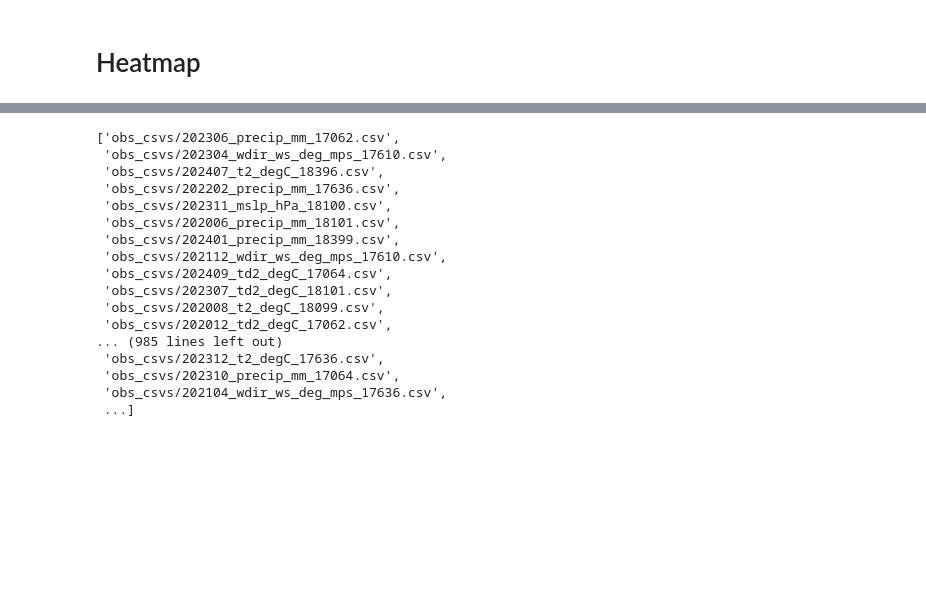
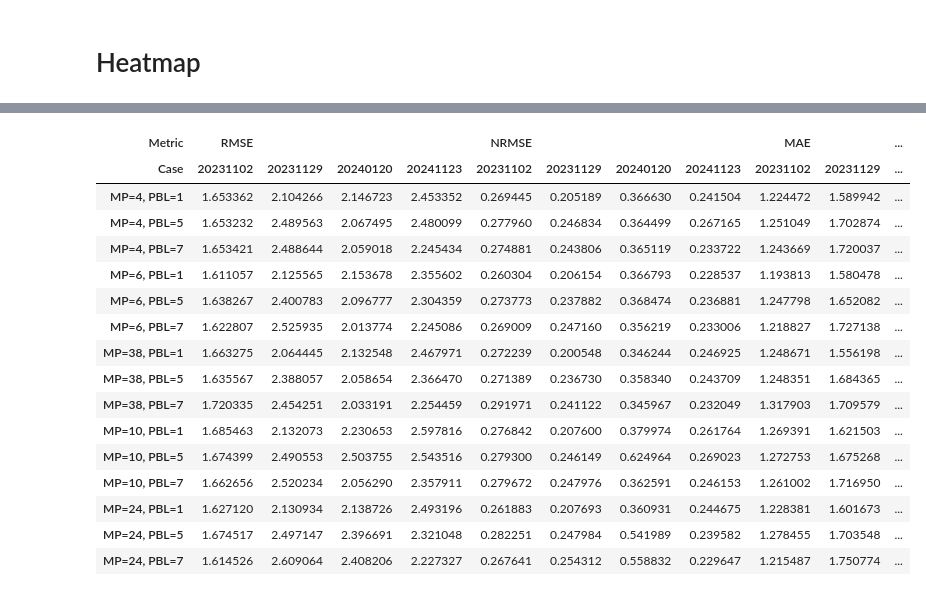
Before and after one commit to gkbrkgrr/BitirmeGit, a Jupyter notebook: test.ipynb, the cells around one changed output, grey strips where cells are left out. Drawn from its saved outputs; the diff is of its cells as text; code cells hidden in the pictures; blank space fills up the shorter version.

```diff
--- a/test.ipynb
+++ b/test.ipynb
@@ -862,20 +862,55 @@ Saved → error_heatmaps.png
 # %%
-obs_files
+mp_run = model_files[0]
+case, mp, pbl, stid = parse_model_filename(mp_run)
+run_label = f"MP={mp}, PBL={pbl}"
+
+df_mod = (pd.read_csv(mp_run, parse_dates=["Tarih"])
+            .rename(columns={"Tarih": "datetime"}))
+
+
+model_col = 'Yagis(mm)'
+canonical_var = 'precip_mm'
+
+yyyymm  = case[:6]
+obs_path = obs_lookup.get((canonical_var, stid, yyyymm))
+if not obs_path:
+    missing_obs += 1
+df_obs = pd.read_csv(obs_path, parse_dates=["datetime"])
+df_obs = df_obs.rename(columns={"value": canonical_var})
+
+df = pd.merge(df_mod[["datetime", model_col]],
+                df_obs[["datetime", canonical_var]],
+                on="datetime", how="inner").dropna()
+
+if df.empty:
+    empty_merge += 1
+
+pred, obs = df[model_col], df[canonical_var]
+rmse, nrmse_val, mae = metric_values(pred, obs)
+
+for mname, v in zip(METRICS, (rmse, nrmse_val, mae)):
+    if np.isfinite(v):                                 # v is a real number
+        current = results.at[run_label, (mname, case)]
+        results.at[run_label, (mname, case)] = (
+            v if np.isnan(current) else np.nanmean([current, v])
+)
-# %% [output]
-['obs_csvs/202306_precip_mm_17062.csv',
- 'obs_csvs/202304_wdir_ws_deg_mps_17610.csv',
- 'obs_csvs/202407_t2_degC_18396.csv',
- 'obs_csvs/202202_precip_mm_17636.csv',
- 'obs_csvs/202311_mslp_hPa_18100.csv',
- 'obs_csvs/202006_precip_mm_18101.csv',
- 'obs_csvs/202401_precip_mm_18399.csv',
- 'obs_csvs/202112_wdir_ws_deg_mps_17610.csv',
- 'obs_csvs/202409_td2_degC_17064.csv',
- 'obs_csvs/202307_td2_degC_18101.csv',
- 'obs_csvs/202008_t2_degC_18099.csv',
- 'obs_csvs/202012_td2_degC_17062.csv',
-... (985 lines left out)
- 'obs_csvs/202312_t2_degC_17636.csv',
- 'obs_csvs/202310_precip_mm_17064.csv',
- 'obs_csvs/202104_wdir_ws_deg_mps_17636.csv',
- ...]
+# %%
+results
+# %% [output]
+| Metric | RMSE |  |  |  | NRMSE |  |  |  | MAE |  | ... |
+| Case | 20231102 | 20231129 | 20240120 | 20241123 | 20231102 | 20231129 | 20240120 | 20241123 | 20231102 | 20231129 | ... |
+| MP=4, PBL=1 | 1.653362 | 2.104266 | 2.146723 | 2.453352 | 0.269445 | 0.205189 | 0.366630 | 0.241504 | 1.224472 | 1.589942 | ... |
+| MP=4, PBL=5 | 1.653232 | 2.489563 | 2.067495 | 2.480099 | 0.277960 | 0.246834 | 0.364499 | 0.267165 | 1.251049 | 1.702874 | ... |
+| MP=4, PBL=7 | 1.653421 | 2.488644 | 2.059018 | 2.245434 | 0.274881 | 0.243806 | 0.365119 | 0.233722 | 1.243669 | 1.720037 | ... |
+| MP=6, PBL=1 | 1.611057 | 2.125565 | 2.153678 | 2.355602 | 0.260304 | 0.206154 | 0.366793 | 0.228537 | 1.193813 | 1.580478 | ... |
+| MP=6, PBL=5 | 1.638267 | 2.400783 | 2.096777 | 2.304359 | 0.273773 | 0.237882 | 0.368474 | 0.236881 | 1.247798 | 1.652082 | ... |
+| MP=6, PBL=7 | 1.622807 | 2.525935 | 2.013774 | 2.245086 | 0.269009 | 0.247160 | 0.356219 | 0.233006 | 1.218827 | 1.727138 | ... |
+| MP=38, PBL=1 | 1.663275 | 2.064445 | 2.132548 | 2.467971 | 0.272239 | 0.200548 | 0.346244 | 0.246925 | 1.248671 | 1.556198 | ... |
+| MP=38, PBL=5 | 1.635567 | 2.388057 | 2.058654 | 2.366470 | 0.271389 | 0.236730 | 0.358340 | 0.243709 | 1.248351 | 1.684365 | ... |
+| MP=38, PBL=7 | 1.720335 | 2.454251 | 2.033191 | 2.254459 | 0.291971 | 0.241122 | 0.345967 | 0.232049 | 1.317903 | 1.709579 | ... |
+| MP=10, PBL=1 | 1.685463 | 2.132073 | 2.230653 | 2.597816 | 0.276842 | 0.207600 | 0.379974 | 0.261764 | 1.269391 | 1.621503 | ... |
+| MP=10, PBL=5 | 1.674399 | 2.490553 | 2.503755 | 2.543516 | 0.279300 | 0.246149 | 0.624964 | 0.269023 | 1.272753 | 1.675268 | ... |
+| MP=10, PBL=7 | 1.662656 | 2.520234 | 2.056290 | 2.357911 | 0.279672 | 0.247976 | 0.362591 | 0.246153 | 1.261002 | 1.716950 | ... |
+| MP=24, PBL=1 | 1.627120 | 2.130934 | 2.138726 | 2.493196 | 0.261883 | 0.207693 | 0.360931 | 0.244675 | 1.228381 | 1.601673 | ... |
+| MP=24, PBL=5 | 1.674517 | 2.497147 | 2.396691 | 2.321048 | 0.282251 | 0.247984 | 0.541989 | 0.239582 | 1.278455 | 1.703548 | ... |
+| MP=24, PBL=7 | 1.614526 | 2.609064 | 2.408206 | 2.227327 | 0.267641 | 0.254312 | 0.558832 | 0.229647 | 1.215487 | 1.750774 | ... |
```
Also changed, not shown: parts of 2 cells of this notebook, 2 other files.
